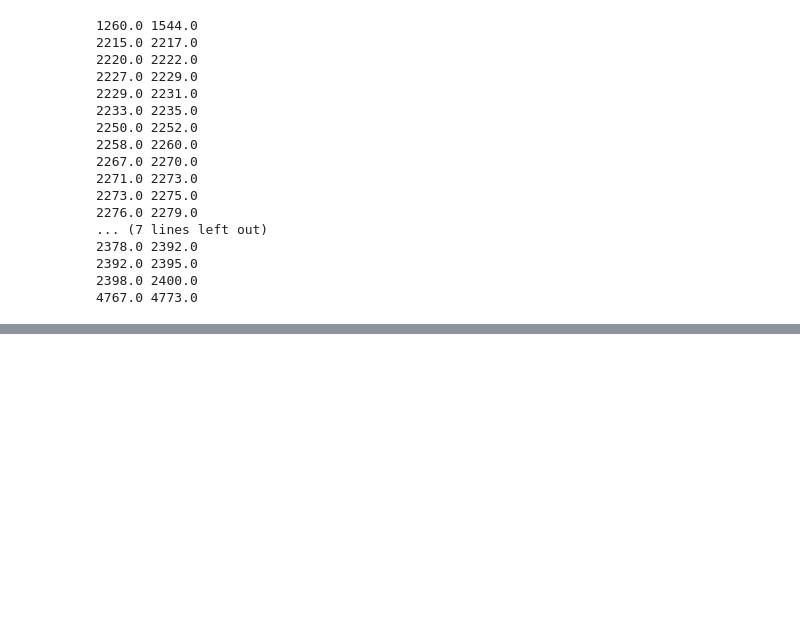
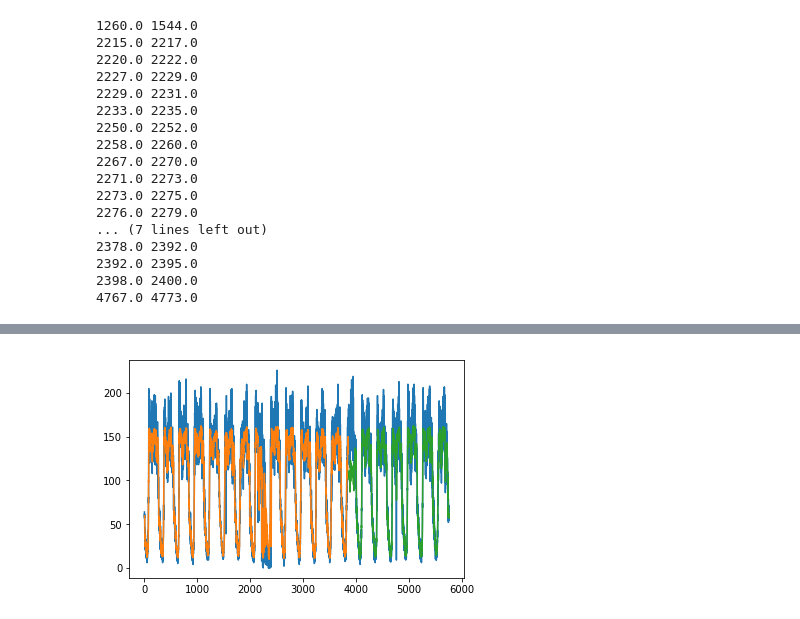
Before and after one commit to neoestod/traffic, a Jupyter notebook: traffic.ipynb, the cells around one changed output, grey strips where cells are left out. Cells and saved outputs as stored; diff of their text form; code cells hidden in the pictures; blank space fills up the shorter version.

Commit message:
Add lstm.

```diff
--- a/traffic.ipynb
+++ b/traffic.ipynb
@@ -334,0 +325,90 @@ lstm("704")
+# %%
+import numpy
+import matplotlib.pyplot as plt
+from pandas import read_csv
+import math
+from keras.models import Sequential
+from keras.layers import Dense
+from keras.layers import LSTM
+from sklearn.preprocessing import MinMaxScaler
+from sklearn.metrics import mean_squared_error
+# convert an array of values into a dataset matrix
+def create_dataset(dataset, look_back=1):
+    dataX, dataY = [], []
+    for i in range(len(dataset)-look_back-1):
+        a = dataset[i:(i+look_back), 0]
+        dataX.append(a)
+        dataY.append(dataset[i + look_back, 0])
+    return numpy.array(dataX), numpy.array(dataY)
+# fix random seed for reproducibility
+numpy.random.seed(7)
+# load the dataset
+# dataframe = read_csv('international-airline-passengers.csv', usecols=[1], engine='python', skipfooter=3)
+# dataset = dataframe.values
+dataset = []
+trafficRecordsForId = trafficRecordsByIdLoaded.get("405")
+missingDataMap = imputeMissingData(trafficRecordsForId)
+intervalToRecordsMap = intervalToRecords(trafficRecordsForId)
+print ("trafficRecordsForId[-1][0]", trafficRecordsForId[-1][0])
+for i in range(int(trafficRecordsForId[-1][0])):
+    record = getTrafficRecordDefaultNone(intervalToRecordsMap, i, missingDataMap)
+    if record is None:
+        continue
+    dataset.append([record])
+dataset = np.array(dataset)
+print ("dataset.shape", dataset.shape)
+dataset = dataset.astype('float32')
+# normalize the dataset
+scaler = MinMaxScaler(feature_range=(0, 1))
+dataset = scaler.fit_transform(dataset)
+# split into train and test sets
+train_size = int(len(dataset) * 0.67)
+test_size = len(dataset) - train_size
+train, test = dataset[0:train_size,:], dataset[train_size:len(dataset),:]
+# reshape into X=t and Y=t+1
+look_back = 4
+trainX, trainY = create_dataset(train, look_back)
+# print (trainX)
+testX, testY = create_dataset(test, look_back)
+# reshape input to be [samples, time steps, features]
+trainX = numpy.reshape(trainX, (trainX.shape[0], trainX.shape[1], 1))
+testX = numpy.reshape(testX, (testX.shape[0], testX.shape[1], 1))
+# create and fit the LSTM network
+batch_size = 1
+model = Sequential()
+model.add(LSTM(4, batch_input_shape=(batch_size, look_back, 1), stateful=True, return_sequences=True))
+model.add(LSTM(4, batch_input_shape=(batch_size, look_back, 1), stateful=True))
+model.add(Dense(1))
+model.compile(loss='mean_squared_error', optimizer='adam')
+for i in range(100):
+    model.fit(trainX, trainY, epochs=1, batch_size=batch_size, verbose=2, shuffle=False)
+    model.reset_states()
+# make predictions
+trainPredict = model.predict(trainX, batch_size=batch_size)
+model.reset_states()
+testPredict = model.predict(testX, batch_size=batch_size)
+# invert predictions
+trainPredict = scaler.inverse_transform(trainPredict)
+trainY = scaler.inverse_transform([trainY])
+testPredict = scaler.inverse_transform(testPredict)
+testY = scaler.inverse_transform([testY])
+# calculate root mean squared error
+trainScore = math.sqrt(mean_squared_error(trainY[0], trainPredict[:,0]))
+print('Train Score: %.2f RMSE' % (trainScore))
+testScore = math.sqrt(mean_squared_error(testY[0], testPredict[:,0]))
+print('Test Score: %.2f RMSE' % (testScore))
+print ('MAPE: ', mape(testY[0], testPredict[:,0]))
+# shift train predictions for plotting
+trainPredictPlot = numpy.empty_like(dataset)
+trainPredictPlot[:, :] = numpy.nan
+trainPredictPlot[look_back:len(trainPredict)+look_back, :] = trainPredict
+# shift test predictions for plotting
+testPredictPlot = numpy.empty_like(dataset)
+testPredictPlot[:, :] = numpy.nan
+testPredictPlot[len(trainPredict)+(look_back*2)+1:len(dataset)-1, :] = testPredict
+# plot baseline and predictions
+plt.plot(scaler.inverse_transform(dataset))
+plt.plot(trainPredictPlot)
+plt.plot(testPredictPlot)
+plt.show()
+# %% [output]
@@ -334,0 +432 @@ lstm("704")
+[figure, added]
```
Also changed, not shown: parts of 4 cells of this notebook.
